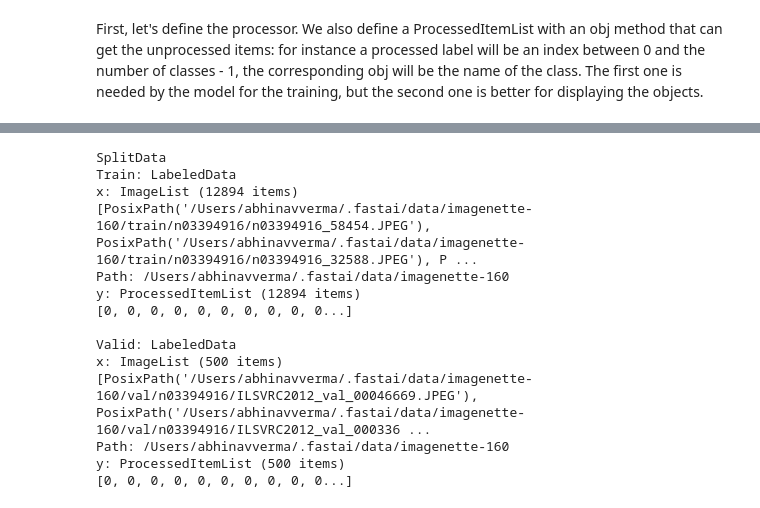
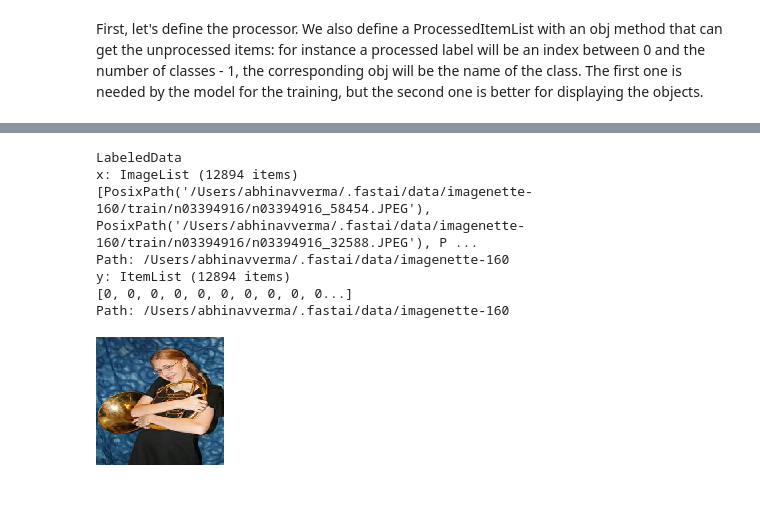
Before and after one commit to averma12/DL-from-scratch, a Jupyter notebook: Data_Block_and_beyond.ipynb, the cells around one changed output, grey strips where cells are left out. Cells and saved outputs as stored; diff of their text form; code cells hidden in the pictures.

```diff
--- a/Data_Block_and_beyond.ipynb
+++ b/Data_Block_and_beyond.ipynb
@@ -333,10 +286,12 @@ class SplitData():
     def __init__(self, train, valid): self.train,self.valid = train,valid
 
     def __getattr__(self,k): return getattr(self.train,k)
+    #This is needed if we want to pickle SplitData and be able to load it back without recursion errors
+    def __setstate__(self,data:Any): self.__dict__.update(data)
 
     @classmethod
     def split_by_func(cls, il, f):
-        lists = map(il.new, split_by_func(il, f))
+        lists = map(il.new, split_by_func(il.items, f))
         return cls(*lists)
 
     def __repr__(self): return f'{self.__class__.__name__}\nTrain: {self.train}\nValid: {self.valid}\n'
@@ -395,22 +350,28 @@ class CategoryProcessor(Processor):
         return [self.deproc1(idx) for idx in idxs]
     def deproc1(self, idx): return self.vocab[idx]
 
-class ProcessedItemList(ListContainer):
-    def __init__(self, inputs, processor):
-        self.processor = processor
-        items = processor.process(inputs)
-        super().__init__(items)
+#This is a slightly different from what was seen during the lesson,
+#   we'll discuss the changes in lesson 11
+def _process(self, processors):
+    self.processors = listify(processors)
+    for proc in self.processors: self.items = proc.process(self.items)
+    return self
 
-    def obj(self, idx):
-        res = self[idx]
-        if isinstance(res,(tuple,list,Generator)): return self.processor.deprocess(res)
-        return self.processor.deproc1(idx)
+def _obj(self, idx):
+    res = self[idx]
+    for proc in self.processors:
+        res = proc.deprocess(res) if isinstance(res,(tuple,list,Generator)) else proc.deproc1(res)
+    return res
+
+ItemList.process = _process
+ItemList.obj = _obj
 # %%
 #export
 def parent_labeler(fn): return fn.parent.name
 
 def _label_by_func(ds, f): return [f(o) for o in ds.items]
 
+#This is a bit different from what was seen during the lesson but it's necessary for NLP
 class LabeledData():
     def __init__(self, x, y): self.x,self.y = x,y
 
@@ -419,13 +380,13 @@ class LabeledData():
     def __len__(self): return len(self.x)
 
     @classmethod
-    def label_by_func(cls, il, f, proc=None):
+    def label_by_func(cls, il, f, proc_x=None, proc_y=None):
         labels = _label_by_func(il, f)
-        proc_labels = ProcessedItemList(labels, proc)
+        proc_inputs = il.process(proc_x)
+        proc_labels = ItemList(labels, path=il.path).process(proc_y)
         return cls(il, proc_labels)
 
-def label_by_func(sd, f):
-    proc = CategoryProcessor()
-    train = LabeledData.label_by_func(sd.train, f, proc)
-    valid = LabeledData.label_by_func(sd.valid, f, proc)
+def label_by_func(sd, f, proc_x=None, proc_y=None):
+    train = LabeledData.label_by_func(sd.train, f, proc_x=proc_x, proc_y=proc_y)
+    valid = LabeledData.label_by_func(sd.valid, f, proc_x=proc_x, proc_y=proc_y)
     return SplitData(train,valid)
@@ -432,19 +403,16 @@ def label_by_func(sd, f):
 # %%
-labeledList = label_by_func(sd, parent_labeler)
+labeledList = label_by_func(sd, parent_labeler, proc_y=CategoryProcessor())
 # %%
-labeledList
+labeledList.train
 # %% [output]
-SplitData
-Train: LabeledData
+LabeledData
 x: ImageList (12894 items)
 [PosixPath('/Users/abhinavverma/.fastai/data/imagenette-160/train/n03394916/n03394916_58454.JPEG'), PosixPath('/Users/abhinavverma/.fastai/data/imagenette-160/train/n03394916/n03394916_32588.JPEG'), P ...
 Path: /Users/abhinavverma/.fastai/data/imagenette-160
-y: ProcessedItemList (12894 items)
+y: ItemList (12894 items)
 [0, 0, 0, 0, 0, 0, 0, 0, 0, 0...]
-
-Valid: LabeledData
-x: ImageList (500 items)
-[PosixPath('/Users/abhinavverma/.fastai/data/imagenette-160/val/n03394916/ILSVRC2012_val_00046669.JPEG'), PosixPath('/Users/abhinavverma/.fastai/data/imagenette-160/val/n03394916/ILSVRC2012_val_000336 ...
 Path: /Users/abhinavverma/.fastai/data/imagenette-160
-y: ProcessedItemList (500 items)
-[0, 0, 0, 0, 0, 0, 0, 0, 0, 0...]
+# %%
+labeledList.train.x[20].resize((128,128))
+# %% [output]
+[figure, added]
```
Also changed, not shown: parts of 28 cells of this notebook.
